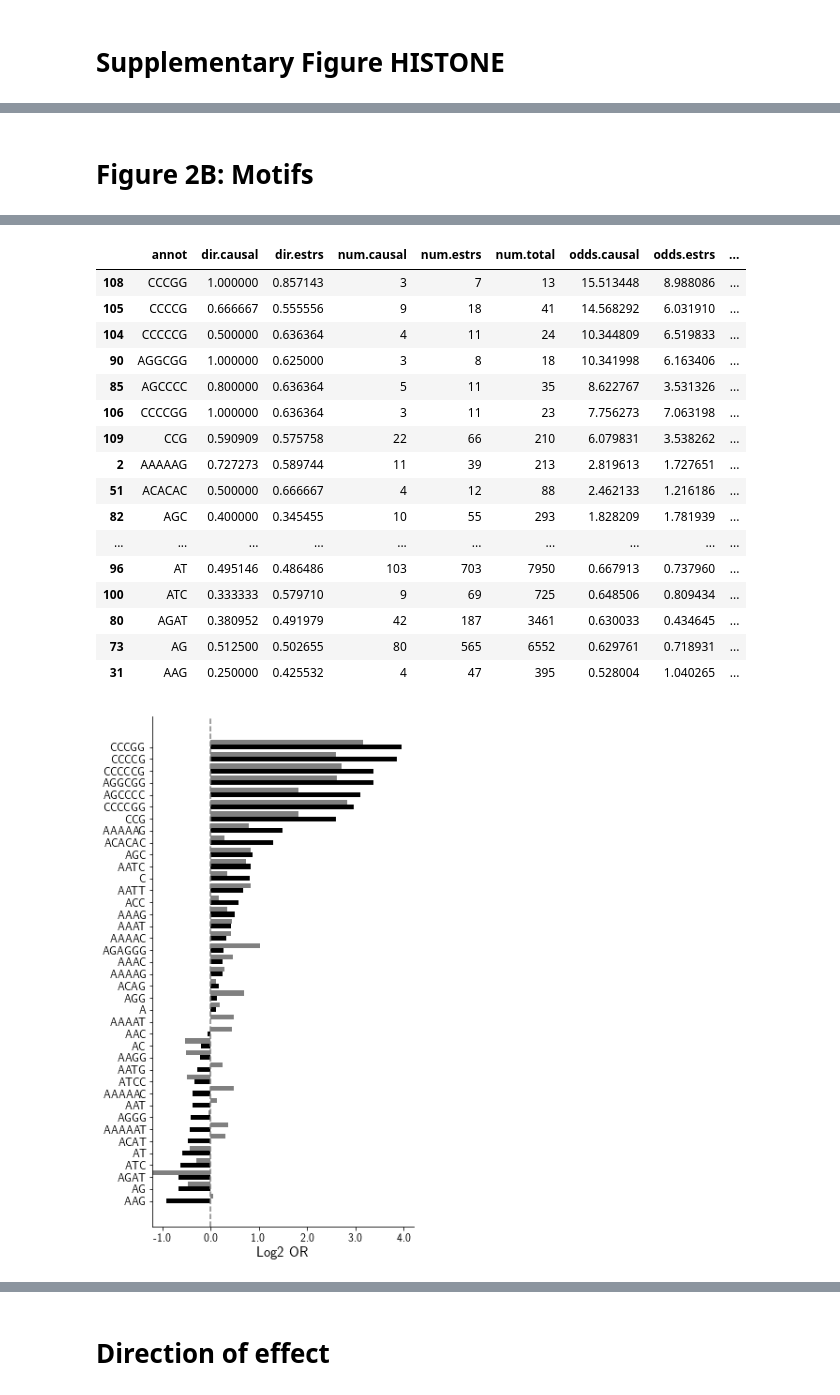
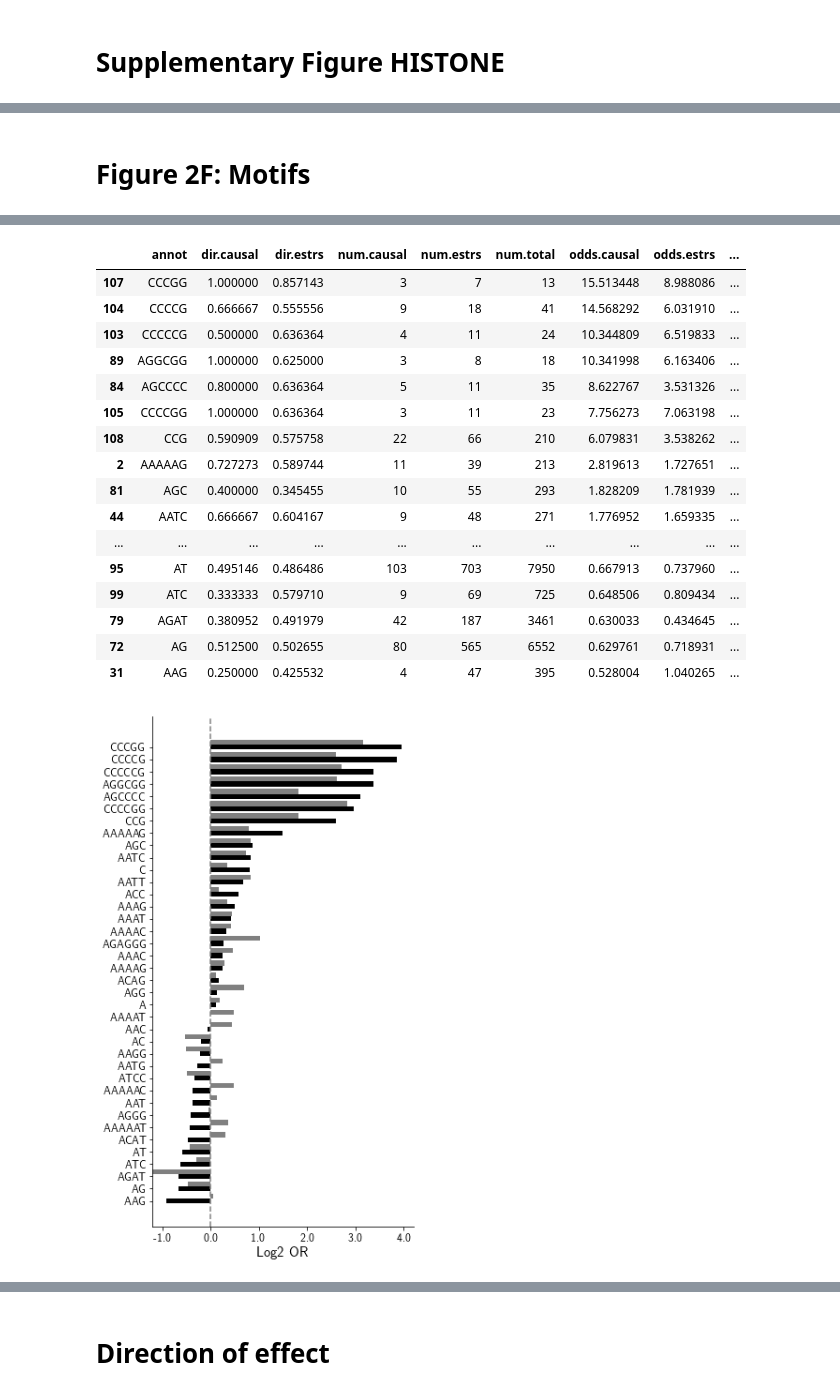
Before and after one commit to gymreklab/gtex-estrs-paper, a Jupyter notebook: Figures/eSTR-GTEx-Figure2.ipynb, the cells around one changed output, grey strips where cells are left out. Drawn from its saved outputs; the diff is of its cells as text; code cells hidden in the pictures.

```diff
--- a/Figures/eSTR-GTEx-Figure2.ipynb
+++ b/Figures/eSTR-GTEx-Figure2.ipynb
@@ -187,4 +198,0 @@ def PlotEnrich(enrich, size=None):
-# %%
-######## TODO DECIDE ON CUTOFF ##########
-MIN_CAUSAL_SCORE = 0.1
-causal = estrs[estrs["score"]>=MIN_CAUSAL_SCORE]
@@ -255,7 +312,9 @@ hmm_annot = [item for item in ref_chromhmm.columns if item not in ["chrom","star
 hmm_enrich = GetEnrichments(ref_chromhmm, estrs, causal, hmm_annot, annot_col=False)
 hmm_enrich = hmm_enrich.sort_values("odds.causal", ascending=True)
 
-PlotEnrich(hmm_enrich)
+if SAVEPLOT:
+    fname = os.path.join(RESULTSDIR, "%s_chromHMM.pdf"%FIGPREFIX)
+PlotEnrich(hmm_enrich, fname=fname)
 hmm_enrich
 # %% [output]
 |  | annot | dir.causal | dir.estrs | num.causal | num.estrs | num.total | odds.causal | odds.estrs | ... |
@@ -279,7 +338,10 @@ hist_annot = [item for item in ref_hist.columns if item not in ["chrom","start",
 hist_enrich = GetEnrichments(ref_hist, estrs, causal, hist_annot, annot_col=False)
 hist_enrich = hist_enrich.sort_values("odds.causal", ascending=True)
 
-PlotEnrich(hist_enrich)
+if SAVEPLOT:
+    fname = os.path.join(RESULTSDIR, "%s_Histone.pdf"%FIGPREFIX)
+
+PlotEnrich(hist_enrich, fname=fname)
 hist_enrich
 # %% [output]
 |  | annot | dir.causal | dir.estrs | num.causal | num.estrs | num.total | odds.causal | odds.estrs | ... |
@@ -301,7 +364,12 @@ tf_annot = [item for item in ref_tf.columns if item not in ["chrom","start","end
 tf_enrich = GetEnrichments(ref_tf, estrs, causal, tf_annot, annot_col=False)
 tf_enrich = tf_enrich[tf_enrich["num.causal"]>=3].sort_values("odds.causal", ascending=False)
 tf_enrich["signif"] = tf_enrich["pval.causal"]<=0.05/tf_enrich.shape[0]
-PlotEnrich(tf_enrich, size=(8, 20))
+
+if SAVEPLOT:
+    fname = os.path.join(RESULTSDIR, "%s_TFEnrich.pdf"%FIGPREFIX)
+PlotEnrich(tf_enrich.sort_values("odds.causal", ascending=False).head(n=70), size=(8, 20), fname=fname)
 
 #pd.merge(causal, ref_tf[ref_tf["TARDBP"]>0][["chrom","str.start","motif"]], on=["chrom","str.start"])
+tf_enrich.sort_values("odds.causal", ascending=False)
+OutputEnrichmentTable(tf_enrich, os.path.join(RESULTSDIR, "SuppTable_TFEnrich.csv"))
 # %% [output]
@@ -309,7 +395,8 @@ PlotEnrich(tf_enrich, size=(8, 20))
 # %% [markdown]
-# Figure 2B: Motifs
+# Figure 2F: Motifs
 # %%
 motifs = ref.groupby("motif", as_index=False).agg({"str.start": len})
+motifs = motifs[motifs["motif"] != "ACACAC"]
 motifs = list(motifs[motifs["str.start"]>=10]["motif"])
 ref_motif = ref[["chrom","str.start","motif"]].copy()
 ref_motif["annot"] = ref_motif["motif"]
@@ -321,8 +408,17 @@ d = motif_enrich
 x = d[d["pval.causal"]<=0.05]
 print(scipy.stats.pearsonr(np.log2(x["odds.causal"]), x["dir.causal"]))
 
-PlotEnrich(motif_enrich, size=(5, 10))
+if SAVEPLOT:
+    fname = os.path.join(RESULTSDIR, "%s_Motif.pdf"%FIGPREFIX)
+PlotEnrich(motif_enrich, size=(5, 10), fname=fname)
 motif_enrich["perc.causal"] = motif_enrich["num.causal"]*1.0/motif_enrich["num.estrs"]
-motif_enrich.sort_values("odds.causal", ascending=False)
+
+# P-value levels for causal
+for p in [0.05/motif_enrich.shape[0]]:
+    print(p)
+    print(motif_enrich[motif_enrich["pval.causal"]<=p]["annot"])
+motif_enrich = motif_enrich.sort_values("odds.causal", ascending=False)
+motif_enrich
+OutputEnrichmentTable(motif_enrich, os.path.join(RESULTSDIR, "SuppTable_MotifEnrich.csv"))
 # %% [output]
 (0.7450681231925815, 0.0005991851491727926)
@@ -329,18 +435,18 @@ motif_enrich.sort_values("odds.causal", ascending=False)
 |  | annot | dir.causal | dir.estrs | num.causal | num.estrs | num.total | odds.causal | odds.estrs | ... |
-| 108 | CCCGG | 1.000000 | 0.857143 | 3 | 7 | 13 | 15.513448 | 8.988086 | ... |
-| 105 | CCCCG | 0.666667 | 0.555556 | 9 | 18 | 41 | 14.568292 | 6.031910 | ... |
-| 104 | CCCCCG | 0.500000 | 0.636364 | 4 | 11 | 24 | 10.344809 | 6.519833 | ... |
-| 90 | AGGCGG | 1.000000 | 0.625000 | 3 | 8 | 18 | 10.341998 | 6.163406 | ... |
-| 85 | AGCCCC | 0.800000 | 0.636364 | 5 | 11 | 35 | 8.622767 | 3.531326 | ... |
-| 106 | CCCCGG | 1.000000 | 0.636364 | 3 | 11 | 23 | 7.756273 | 7.063198 | ... |
-| 109 | CCG | 0.590909 | 0.575758 | 22 | 66 | 210 | 6.079831 | 3.538262 | ... |
+| 107 | CCCGG | 1.000000 | 0.857143 | 3 | 7 | 13 | 15.513448 | 8.988086 | ... |
+| 104 | CCCCG | 0.666667 | 0.555556 | 9 | 18 | 41 | 14.568292 | 6.031910 | ... |
+| 103 | CCCCCG | 0.500000 | 0.636364 | 4 | 11 | 24 | 10.344809 | 6.519833 | ... |
+| 89 | AGGCGG | 1.000000 | 0.625000 | 3 | 8 | 18 | 10.341998 | 6.163406 | ... |
+| 84 | AGCCCC | 0.800000 | 0.636364 | 5 | 11 | 35 | 8.622767 | 3.531326 | ... |
+| 105 | CCCCGG | 1.000000 | 0.636364 | 3 | 11 | 23 | 7.756273 | 7.063198 | ... |
+| 108 | CCG | 0.590909 | 0.575758 | 22 | 66 | 210 | 6.079831 | 3.538262 | ... |
 | 2 | AAAAAG | 0.727273 | 0.589744 | 11 | 39 | 213 | 2.819613 | 1.727651 | ... |
-| 51 | ACACAC | 0.500000 | 0.666667 | 4 | 12 | 88 | 2.462133 | 1.216186 | ... |
-| 82 | AGC | 0.400000 | 0.345455 | 10 | 55 | 293 | 1.828209 | 1.781939 | ... |
+| 81 | AGC | 0.400000 | 0.345455 | 10 | 55 | 293 | 1.828209 | 1.781939 | ... |
+| 44 | AATC | 0.666667 | 0.604167 | 9 | 48 | 271 | 1.776952 | 1.659335 | ... |
 | ... | ... | ... | ... | ... | ... | ... | ... | ... | ... |
-| 96 | AT | 0.495146 | 0.486486 | 103 | 703 | 7950 | 0.667913 | 0.737960 | ... |
-| 100 | ATC | 0.333333 | 0.579710 | 9 | 69 | 725 | 0.648506 | 0.809434 | ... |
-| 80 | AGAT | 0.380952 | 0.491979 | 42 | 187 | 3461 | 0.630033 | 0.434645 | ... |
-| 73 | AG | 0.512500 | 0.502655 | 80 | 565 | 6552 | 0.629761 | 0.718931 | ... |
+| 95 | AT | 0.495146 | 0.486486 | 103 | 703 | 7950 | 0.667913 | 0.737960 | ... |
+| 99 | ATC | 0.333333 | 0.579710 | 9 | 69 | 725 | 0.648506 | 0.809434 | ... |
+| 79 | AGAT | 0.380952 | 0.491979 | 42 | 187 | 3461 | 0.630033 | 0.434645 | ... |
+| 72 | AG | 0.512500 | 0.502655 | 80 | 565 | 6552 | 0.629761 | 0.718931 | ... |
 | 31 | AAG | 0.250000 | 0.425532 | 4 | 47 | 395 | 0.528004 | 1.040265 | ... |
-[figure, old version]
+[figure, new version]
```
Also changed, not shown: parts of 26 cells of this notebook, 1 other file.
